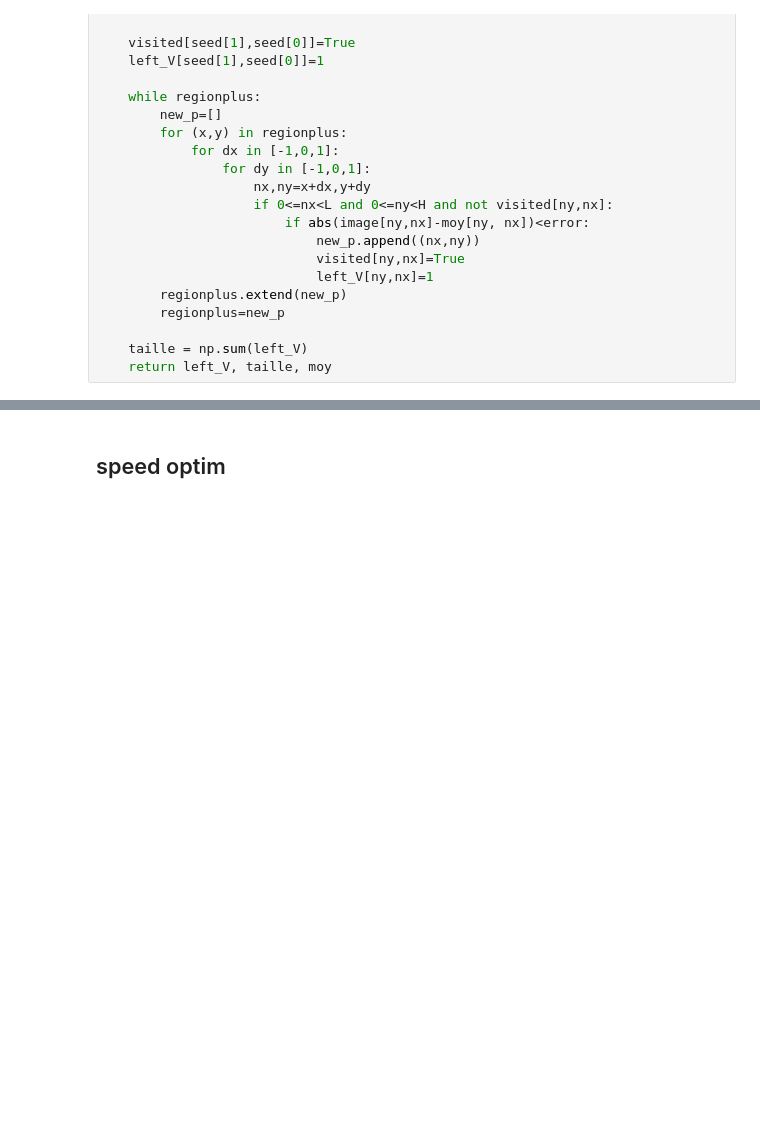
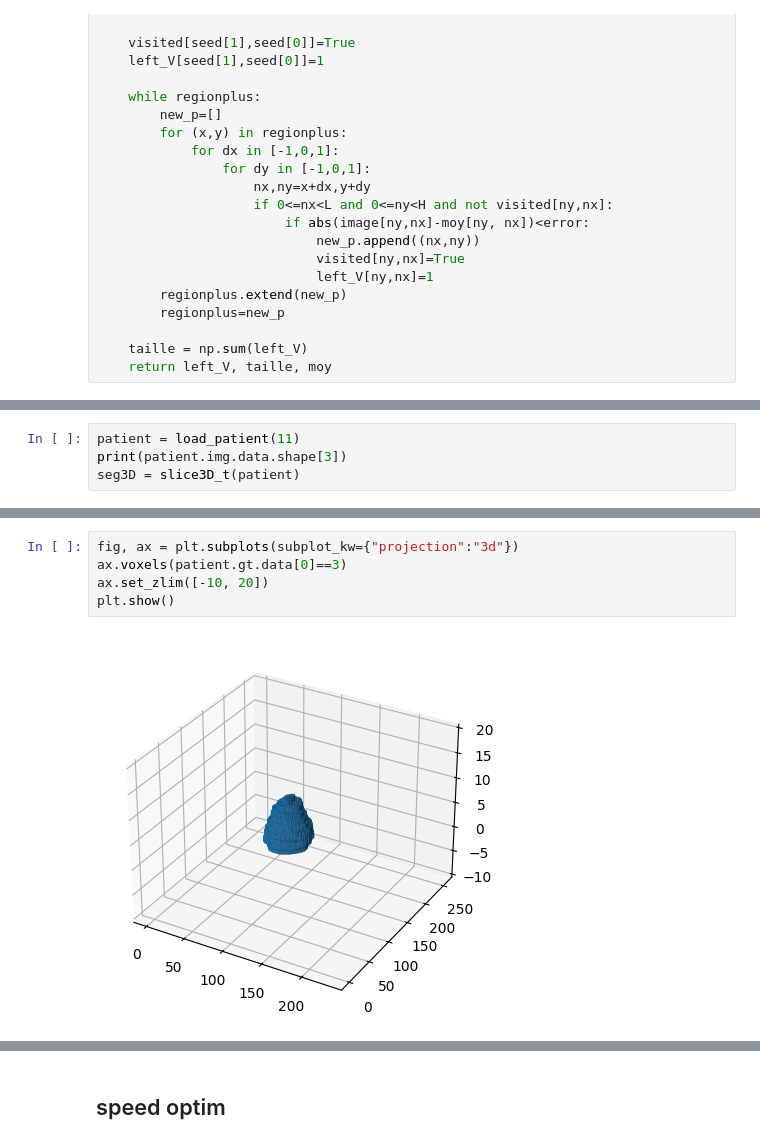
Before and after one commit to Bastaxeloux/proj3dt, a Jupyter notebook: metrics.ipynb, the cells around one changed output, grey strips where cells are left out. Drawn from its saved outputs; the diff is of its cells as text; blank space fills up the shorter version.

```diff
--- a/metrics.ipynb
+++ b/metrics.ipynb
@@ -508,0 +533,4 @@ recherche_lv(10) #2% d'erreur
+# %%
+patient = load_patient(11)
+print(patient.img.data.shape[3])
+seg3D = slice3D_t(patient)
@@ -508,0 +544,7 @@ recherche_lv(10) #2% d'erreur
+# %%
+fig, ax = plt.subplots(subplot_kw={"projection":"3d"})
+ax.voxels(patient.gt.data[0]==3)
+ax.set_zlim([-10, 20])
+plt.show()
+# %% [output]
+[figure, added]
```
Also changed, not shown: parts of 10 cells of this notebook, 1 other file.
